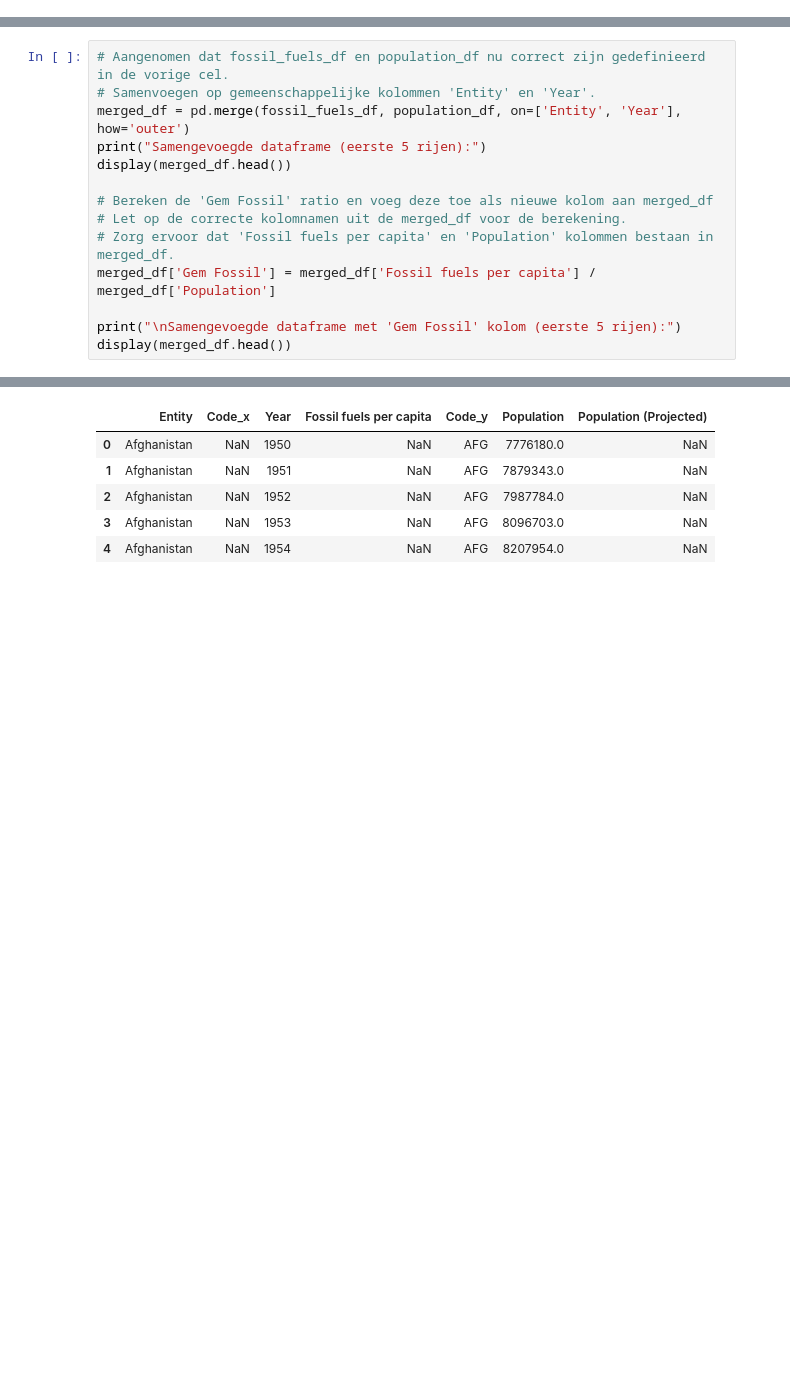
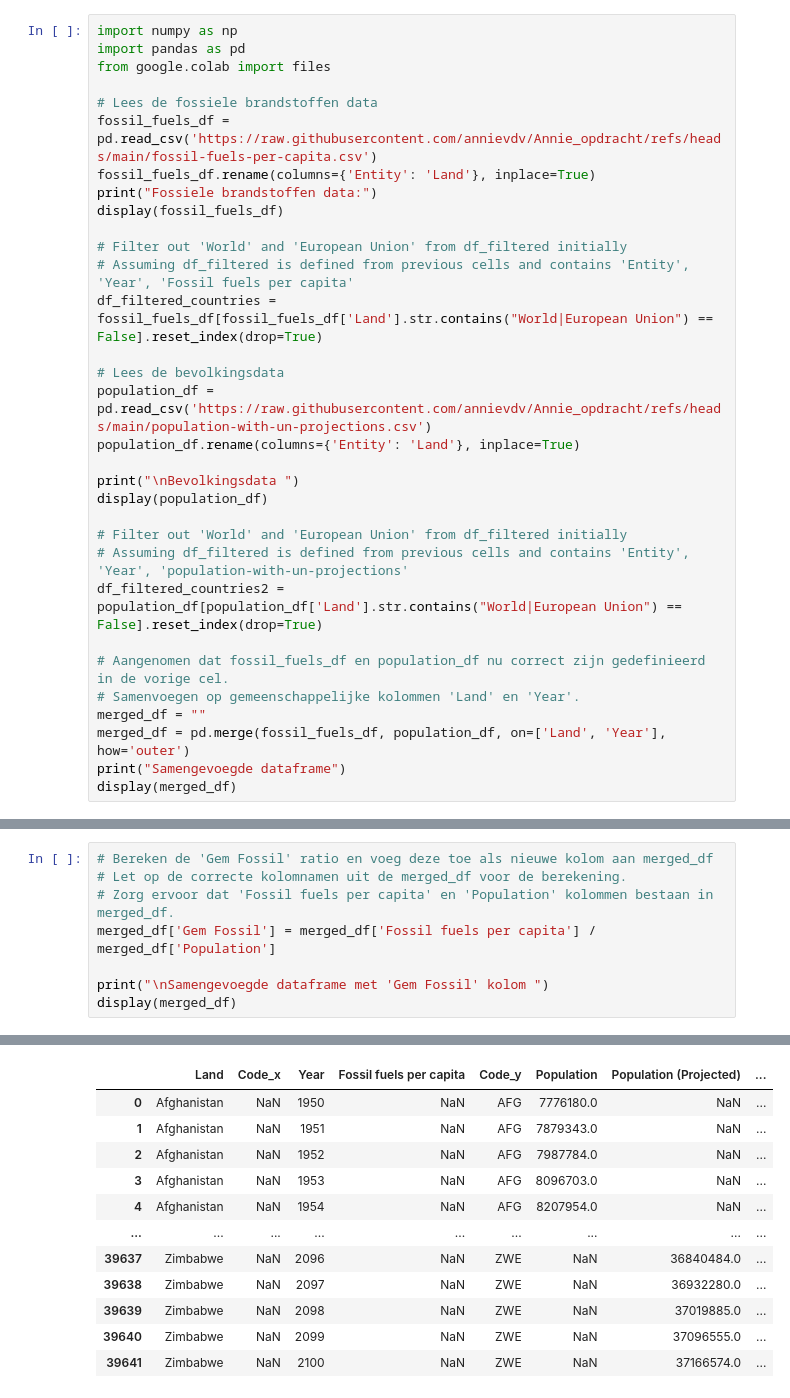
Before and after one commit to annievdv/Annie_opdracht, a Jupyter notebook: Untitled12.ipynb, the cells around one changed output, grey strips where cells are left out. Saved outputs shown, nothing was run; the diff lists cells and outputs as text; blank space fills up the shorter version.

Commit message:
Gemaakt met Colab

```diff
--- a/Untitled12.ipynb
+++ b/Untitled12.ipynb
@@ -42,0 +3,32 @@ Bevolkingsdata (eerste 5 rijen):
+# %%
+import numpy as np
+import pandas as pd
+from google.colab import files
+
+# Lees de fossiele brandstoffen data
+fossil_fuels_df = pd.read_csv('https://raw.githubusercontent.com/annievdv/Annie_opdracht/refs/heads/main/fossil-fuels-per-capita.csv')
+fossil_fuels_df.rename(columns={'Entity': 'Land'}, inplace=True)
+print("Fossiele brandstoffen data:")
+display(fossil_fuels_df)
+
+# Filter out 'World' and 'European Union' from df_filtered initially
+# Assuming df_filtered is defined from previous cells and contains 'Entity', 'Year', 'Fossil fuels per capita'
+df_filtered_countries = fossil_fuels_df[fossil_fuels_df['Land'].str.contains("World|European Union") == False].reset_index(drop=True)
+
+# Lees de bevolkingsdata
+population_df = pd.read_csv('https://raw.githubusercontent.com/annievdv/Annie_opdracht/refs/heads/main/population-with-un-projections.csv')
+population_df.rename(columns={'Entity': 'Land'}, inplace=True)
+
+print("\nBevolkingsdata ")
+display(population_df)
+
+# Filter out 'World' and 'European Union' from df_filtered initially
+# Assuming df_filtered is defined from previous cells and contains 'Entity', 'Year', 'population-with-un-projections'
+df_filtered_countries2 = population_df[population_df['Land'].str.contains("World|European Union") == False].reset_index(drop=True)
+
+# Aangenomen dat fossil_fuels_df en population_df nu correct zijn gedefinieerd in de vorige cel.
+# Samenvoegen op gemeenschappelijke kolommen 'Land' en 'Year'.
+merged_df = ""
+merged_df = pd.merge(fossil_fuels_df, population_df, on=['Land', 'Year'], how='outer')
+print("Samengevoegde dataframe")
+display(merged_df)
@@ -43,15 +78,9 @@ Bevolkingsdata (eerste 5 rijen):
 # %%
-# Aangenomen dat fossil_fuels_df en population_df nu correct zijn gedefinieerd in de vorige cel.
-# Samenvoegen op gemeenschappelijke kolommen 'Entity' en 'Year'.
-merged_df = pd.merge(fossil_fuels_df, population_df, on=['Entity', 'Year'], how='outer')
-print("Samengevoegde dataframe (eerste 5 rijen):")
-display(merged_df.head())
-
 # Bereken de 'Gem Fossil' ratio en voeg deze toe als nieuwe kolom aan merged_df
 # Let op de correcte kolomnamen uit de merged_df voor de berekening.
 # Zorg ervoor dat 'Fossil fuels per capita' en 'Population' kolommen bestaan in merged_df.
 merged_df['Gem Fossil'] = merged_df['Fossil fuels per capita'] / merged_df['Population']
 
-print("\nSamengevoegde dataframe met 'Gem Fossil' kolom (eerste 5 rijen):")
-display(merged_df.head())
+print("\nSamengevoegde dataframe met 'Gem Fossil' kolom ")
+display(merged_df)
 # %% [output]
@@ -59,6 +88,12 @@ Samengevoegde dataframe (eerste 5 rijen):
-|  | Entity | Code_x | Year | Fossil fuels per capita | Code_y | Population | Population (Projected) |
-| 0 | Afghanistan | NaN | 1950 | NaN | AFG | 7776180.0 | NaN |
-| 1 | Afghanistan | NaN | 1951 | NaN | AFG | 7879343.0 | NaN |
-| 2 | Afghanistan | NaN | 1952 | NaN | AFG | 7987784.0 | NaN |
-| 3 | Afghanistan | NaN | 1953 | NaN | AFG | 8096703.0 | NaN |
-| 4 | Afghanistan | NaN | 1954 | NaN | AFG | 8207954.0 | NaN |
+|  | Land | Code_x | Year | Fossil fuels per capita | Code_y | Population | Population (Projected) | ... |
+| 0 | Afghanistan | NaN | 1950 | NaN | AFG | 7776180.0 | NaN | ... |
+| 1 | Afghanistan | NaN | 1951 | NaN | AFG | 7879343.0 | NaN | ... |
+| 2 | Afghanistan | NaN | 1952 | NaN | AFG | 7987784.0 | NaN | ... |
+| 3 | Afghanistan | NaN | 1953 | NaN | AFG | 8096703.0 | NaN | ... |
+| 4 | Afghanistan | NaN | 1954 | NaN | AFG | 8207954.0 | NaN | ... |
+| ... | ... | ... | ... | ... | ... | ... | ... | ... |
+| 39637 | Zimbabwe | NaN | 2096 | NaN | ZWE | NaN | 36840484.0 | ... |
+| 39638 | Zimbabwe | NaN | 2097 | NaN | ZWE | NaN | 36932280.0 | ... |
+| 39639 | Zimbabwe | NaN | 2098 | NaN | ZWE | NaN | 37019885.0 | ... |
+| 39640 | Zimbabwe | NaN | 2099 | NaN | ZWE | NaN | 37096555.0 | ... |
+| 39641 | Zimbabwe | NaN | 2100 | NaN | ZWE | NaN | 37166574.0 | ... |
```
Also changed, not shown: parts of 7 cells of this notebook.
